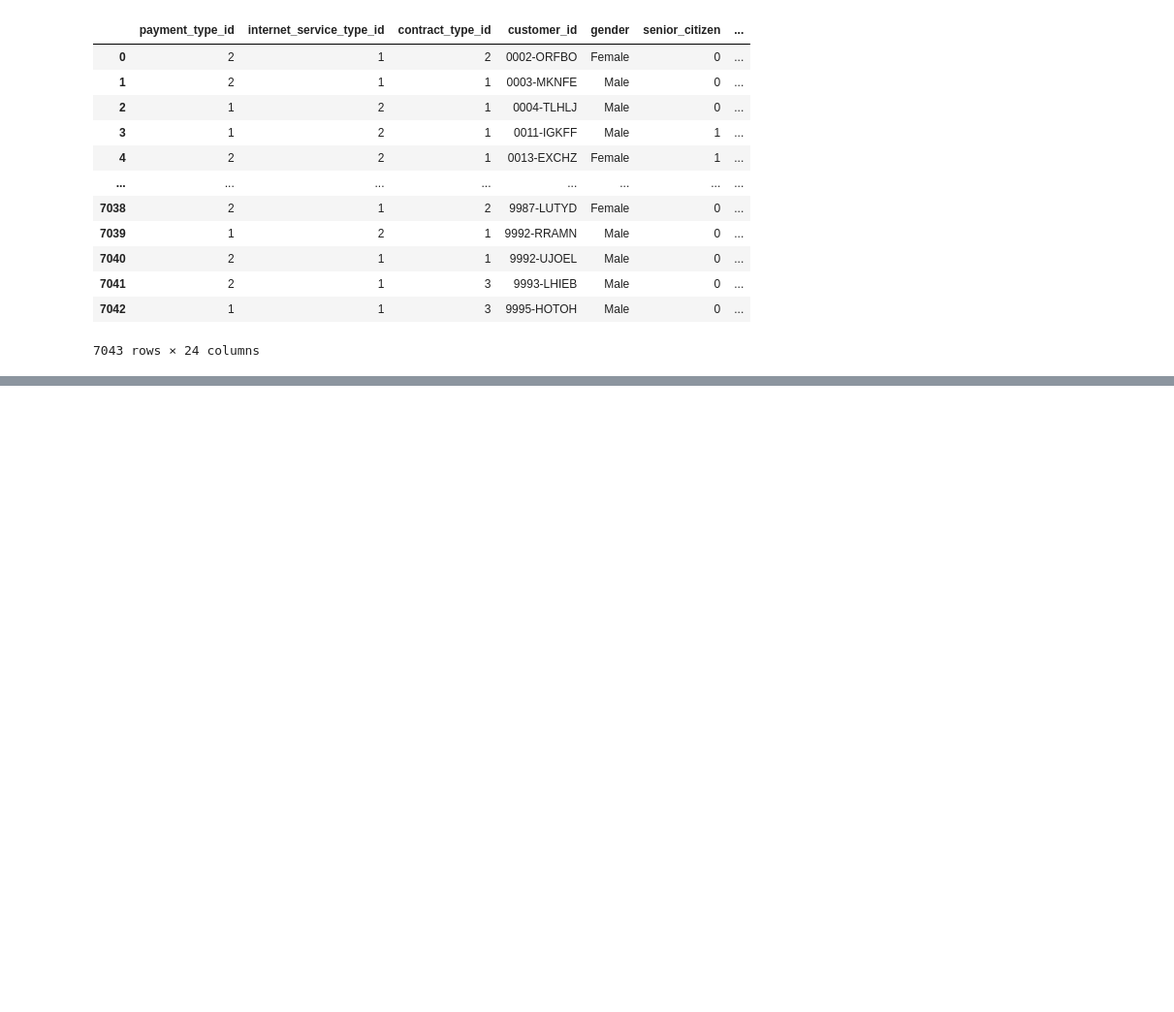
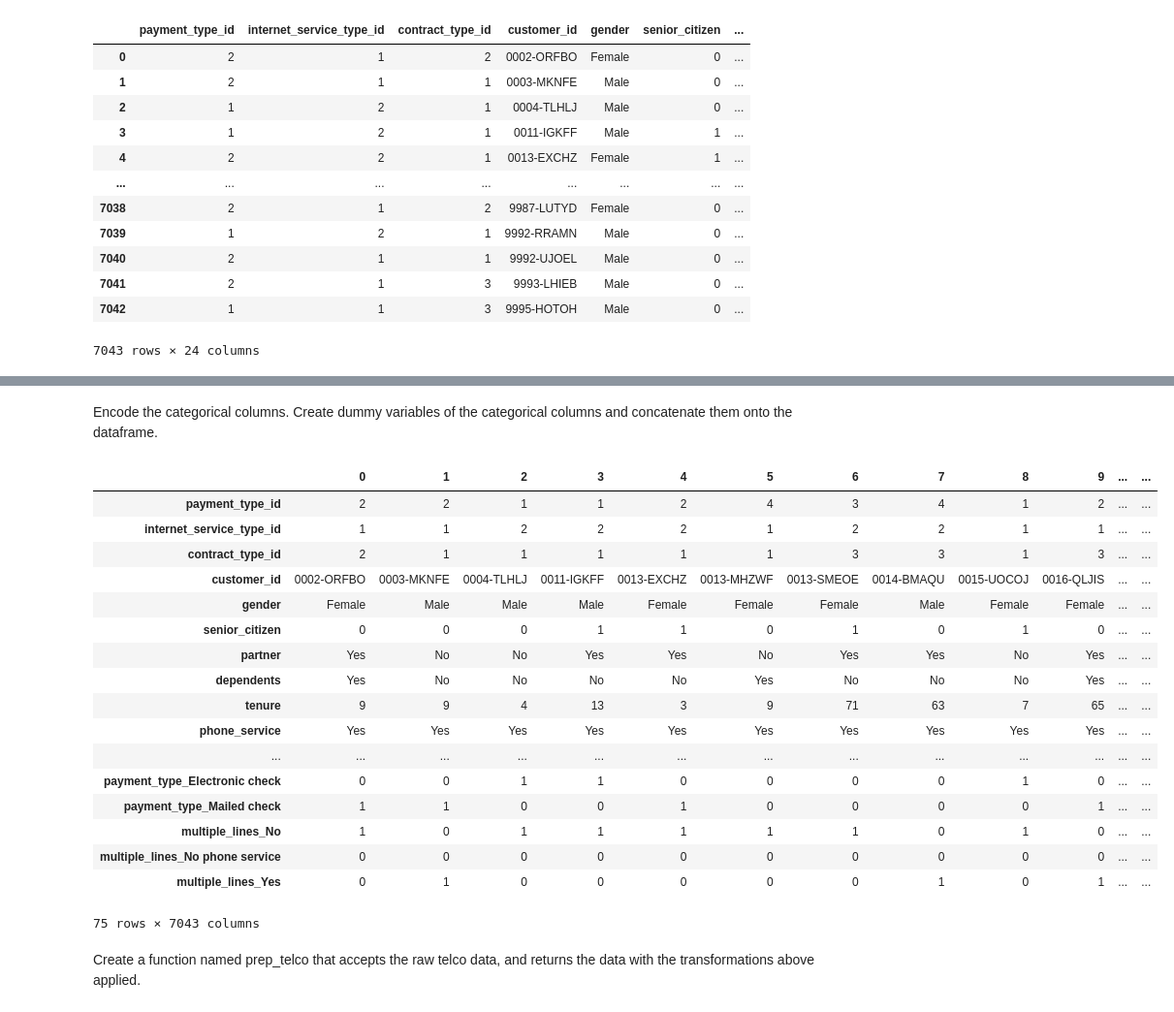
Before and after one commit to Andrew-Casey/classification_exercises, a Jupyter notebook: classification_exercises.ipynb, the cells around one changed output, grey strips where cells are left out. Shown at 97% size. Saved outputs shown, nothing was run; the diff lists cells and outputs as text; code cells hidden in the pictures; blank space fills up the shorter version.

```diff
--- a/classification_exercises.ipynb
+++ b/classification_exercises.ipynb
@@ -637,0 +835,3 @@ new_telco_churn('''select *
+# %%
+telco = acq.get_telco_churn()
+telco
@@ -637,0 +855,3 @@ new_telco_churn('''select *
+# %%
+telco = telco.drop(columns=['internet_service_type_id','contract_type_id','payment_type_id'])
+telco
@@ -637,0 +872,44 @@ new_telco_churn('''select *
+# %% [markdown]
+Encode the categorical columns. Create dummy variables of the categorical columns and concatenate them onto the dataframe.
+# %%
+#Encode
+telco['gender_encoded'] = telco['gender'].replace({'Female': 0, 'Male': 1})
+telco['senior_citizen_encoded'] = (telco['senior_citizen'] == 1).astype(int)
+telco['partner_encoded'] = telco['partner'].replace({'Yes': 1, 'No': 0})
+telco['dependents_encoded'] = telco['dependents'].replace({'Yes': 1, 'No': 0})
+telco['phone_service_encoded'] = telco['phone_service'].replace({'Yes': 1, 'No': 0})
+telco['online_security_encoded'] = telco['online_security'].replace({'Yes': 1, 'No': 0})
+telco['online_backup_encoded'] = telco['online_backup'].replace({'Yes': 1, 'No': 0})
+telco['tech_support_encoded'] = telco['tech_support'].replace({'Yes': 1, 'No': 0})
+telco['streaming_tv_encoded'] = telco['streaming_tv'].replace({'Yes': 1, 'No': 0})
+telco['streaming_movies_encoded'] = telco['streaming_movies'].replace({'Yes': 1, 'No': 0})
+telco['paperless_billing_encoded'] = telco['paperless_billing'].replace({'Yes': 1, 'No': 0})
+telco['churn_encoded'] = telco['churn'].replace({'Yes': 1, 'No': 0})
+
+#dummy variables
+dummy_cols = ['contract_type','internet_service_type','payment_type', 'multiple_lines']
+dummy_df = pd.get_dummies(telco[dummy_cols], dummy_na=False)
+telco = pd.concat([telco, dummy_df], axis=1)
+# %%
+telco.T
+# %% [output]
+|  | 0 | 1 | 2 | 3 | 4 | 5 | 6 | 7 | 8 | 9 | ... | ... |
+| payment_type_id | 2 | 2 | 1 | 1 | 2 | 4 | 3 | 4 | 1 | 2 | ... | ... |
+| internet_service_type_id | 1 | 1 | 2 | 2 | 2 | 1 | 2 | 2 | 1 | 1 | ... | ... |
+| contract_type_id | 2 | 1 | 1 | 1 | 1 | 1 | 3 | 3 | 1 | 3 | ... | ... |
+| customer_id | 0002-ORFBO | 0003-MKNFE | 0004-TLHLJ | 0011-IGKFF | 0013-EXCHZ | 0013-MHZWF | 0013-SMEOE | 0014-BMAQU | 0015-UOCOJ | 0016-QLJIS | ... | ... |
+| gender | Female | Male | Male | Male | Female | Female | Female | Male | Female | Female | ... | ... |
+| senior_citizen | 0 | 0 | 0 | 1 | 1 | 0 | 1 | 0 | 1 | 0 | ... | ... |
+| partner | Yes | No | No | Yes | Yes | No | Yes | Yes | No | Yes | ... | ... |
+| dependents | Yes | No | No | No | No | Yes | No | No | No | Yes | ... | ... |
+| tenure | 9 | 9 | 4 | 13 | 3 | 9 | 71 | 63 | 7 | 65 | ... | ... |
+| phone_service | Yes | Yes | Yes | Yes | Yes | Yes | Yes | Yes | Yes | Yes | ... | ... |
+| ... | ... | ... | ... | ... | ... | ... | ... | ... | ... | ... | ... | ... |
+| payment_type_Electronic check | 0 | 0 | 1 | 1 | 0 | 0 | 0 | 0 | 1 | 0 | ... | ... |
+| payment_type_Mailed check | 1 | 1 | 0 | 0 | 1 | 0 | 0 | 0 | 0 | 1 | ... | ... |
+| multiple_lines_No | 1 | 0 | 1 | 1 | 1 | 1 | 1 | 0 | 1 | 0 | ... | ... |
+| multiple_lines_No phone service | 0 | 0 | 0 | 0 | 0 | 0 | 0 | 0 | 0 | 0 | ... | ... |
+| multiple_lines_Yes | 0 | 1 | 0 | 0 | 0 | 0 | 0 | 1 | 0 | 1 | ... | ... |
+75 rows × 7043 columns
+# %% [markdown]
+Create a function named prep_telco that accepts the raw telco data, and returns the data with the transformations above applied.
```
Also changed, not shown: parts of 83 cells of this notebook, 2 other files.
